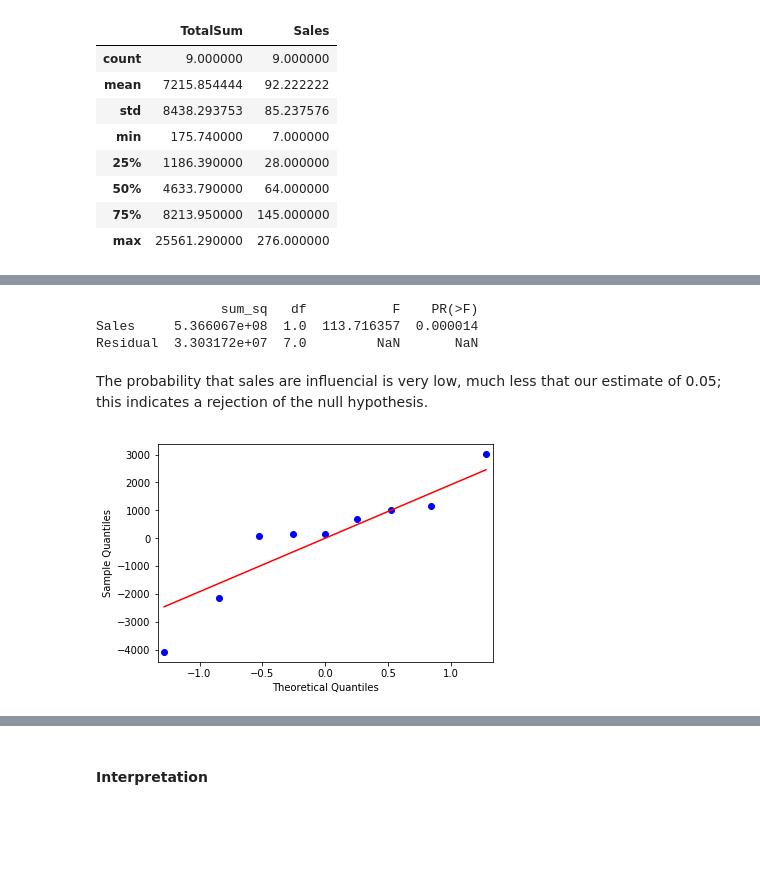
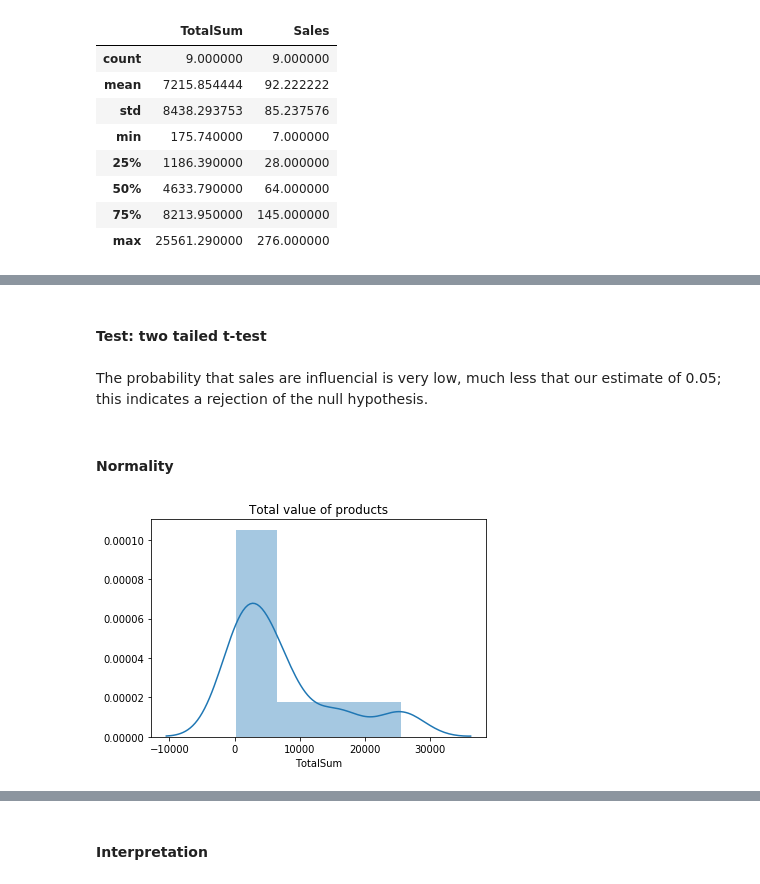
Before and after one commit to naquech-DS/dsc-2-final-project-online-ds-ft-112618, a Jupyter notebook: student.ipynb, the cells around one changed output, grey strips where cells are left out. Saved outputs shown, nothing was run; the diff lists cells and outputs as text; code cells hidden in the pictures; blank space fills up the shorter version.

```diff
--- a/student.ipynb
+++ b/student.ipynb
@@ -455,15 +424,12 @@ Warnings:
-# %%
-table = sm.stats.anova_lm(lm, typ=2)
-print(table)
-# %% [output]
-                sum_sq   df           F    PR(>F)
-Sales     5.366067e+08  1.0  113.716357  0.000014
-Residual  3.303172e+07  7.0         NaN       NaN
+# %% [markdown]
+####  Test: two tailed t-test
 # %% [markdown]
 The probability that sales are influencial is very low, much less that our estimate of 0.05; this indicates a rejection of the null hypothesis.
-# %%
-res = lm.resid
-fig = sm.qqplot(res, line='s')
-plt.show()
-# %% [output]
-[figure, removed]
+# %% [markdown]
+#### Normality
+# %%
+plt.figure()
+sns.distplot(df1_order['TotalSum'], label='Region');
+plt.title('Total value of products');
+# %% [output]
+[figure, added]
```
Also changed, not shown: parts of 35 cells of this notebook, 1 other file.
